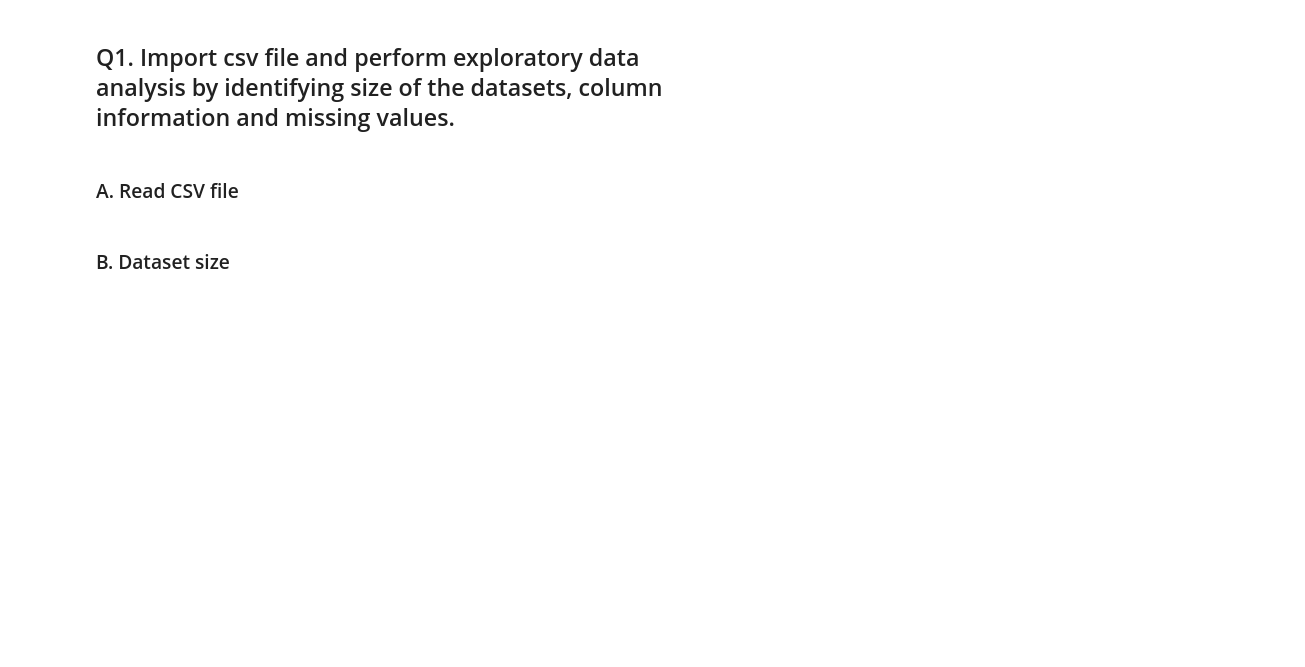
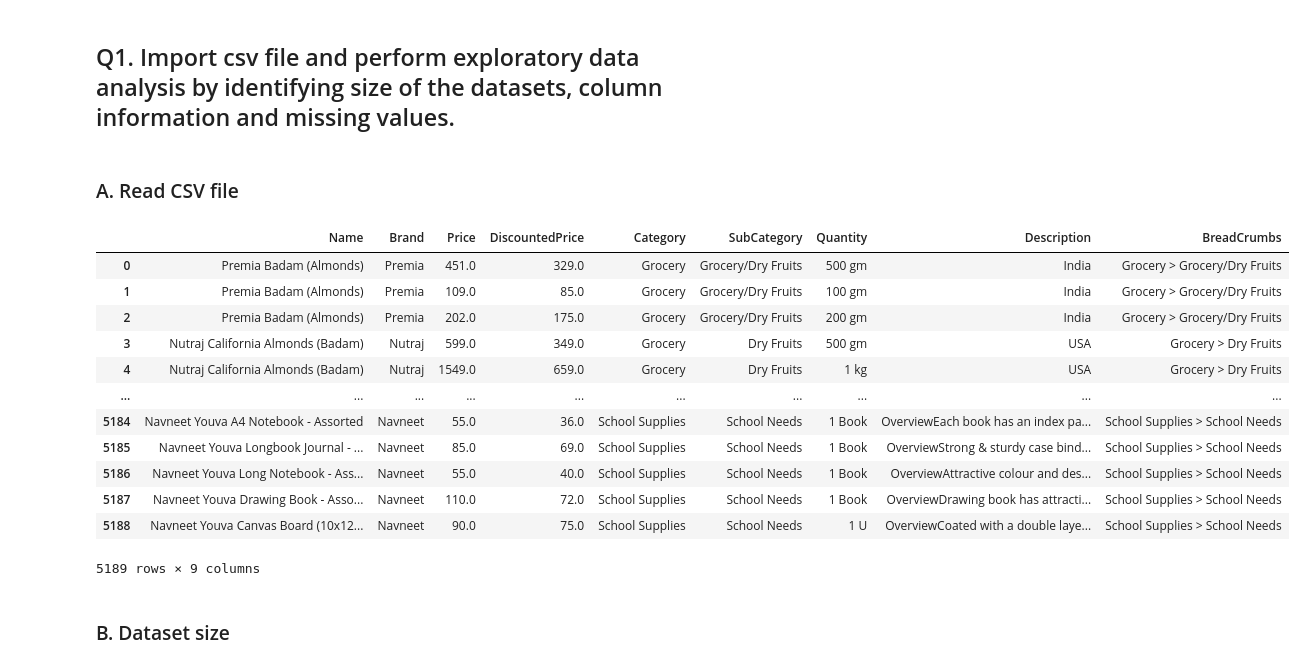
Before and after one commit to lukhi-laksh/Collage, a Jupyter notebook: Sem-1/Data Science/Assignment-4/DMart.ipynb, the cells around one changed output. Saved outputs shown, nothing was run; the diff lists cells and outputs as text; code cells hidden in the pictures; blank space fills up the shorter version.

```diff
--- a/Sem-1/Data Science/Assignment-4/DMart.ipynb
+++ b/Sem-1/Data Science/Assignment-4/DMart.ipynb
@@ -11,6 +15,21 @@ import seaborn as sns
 ### A. Read CSV file
 # %%
 df = pd.read_csv('DMart.csv')
+df
+# %% [output]
+|  | Name | Brand | Price | DiscountedPrice | Category | SubCategory | Quantity | Description | BreadCrumbs |
+| 0 | Premia Badam (Almonds) | Premia | 451.0 | 329.0 | Grocery | Grocery/Dry Fruits | 500 gm | India | Grocery > Grocery/Dry Fruits |
+| 1 | Premia Badam (Almonds) | Premia | 109.0 | 85.0 | Grocery | Grocery/Dry Fruits | 100 gm | India | Grocery > Grocery/Dry Fruits |
+| 2 | Premia Badam (Almonds) | Premia | 202.0 | 175.0 | Grocery | Grocery/Dry Fruits | 200 gm | India | Grocery > Grocery/Dry Fruits |
+| 3 | Nutraj California Almonds (Badam) | Nutraj | 599.0 | 349.0 | Grocery | Dry Fruits | 500 gm | USA | Grocery > Dry Fruits |
+| 4 | Nutraj California Almonds (Badam) | Nutraj | 1549.0 | 659.0 | Grocery | Dry Fruits | 1 kg | USA | Grocery > Dry Fruits |
+| ... | ... | ... | ... | ... | ... | ... | ... | ... | ... |
+| 5184 | Navneet Youva A4 Notebook - Assorted | Navneet | 55.0 | 36.0 | School Supplies | School Needs | 1 Book | OverviewEach book has an index pa... | School Supplies > School Needs |
+| 5185 | Navneet Youva Longbook Journal - ... | Navneet | 85.0 | 69.0 | School Supplies | School Needs | 1 Book | OverviewStrong & sturdy case bind... | School Supplies > School Needs |
+| 5186 | Navneet Youva Long Notebook - Ass... | Navneet | 55.0 | 40.0 | School Supplies | School Needs | 1 Book | OverviewAttractive colour and des... | School Supplies > School Needs |
+| 5187 | Navneet Youva Drawing Book - Asso... | Navneet | 110.0 | 72.0 | School Supplies | School Needs | 1 Book | OverviewDrawing book has attracti... | School Supplies > School Needs |
+| 5188 | Navneet Youva Canvas Board (10x12... | Navneet | 90.0 | 75.0 | School Supplies | School Needs | 1 U | OverviewCoated with a double laye... | School Supplies > School Needs |
+5189 rows × 9 columns
 # %% [markdown]
 ### B. Dataset size
 # %%
```
Also changed, not shown: parts of 8 cells of this notebook.
